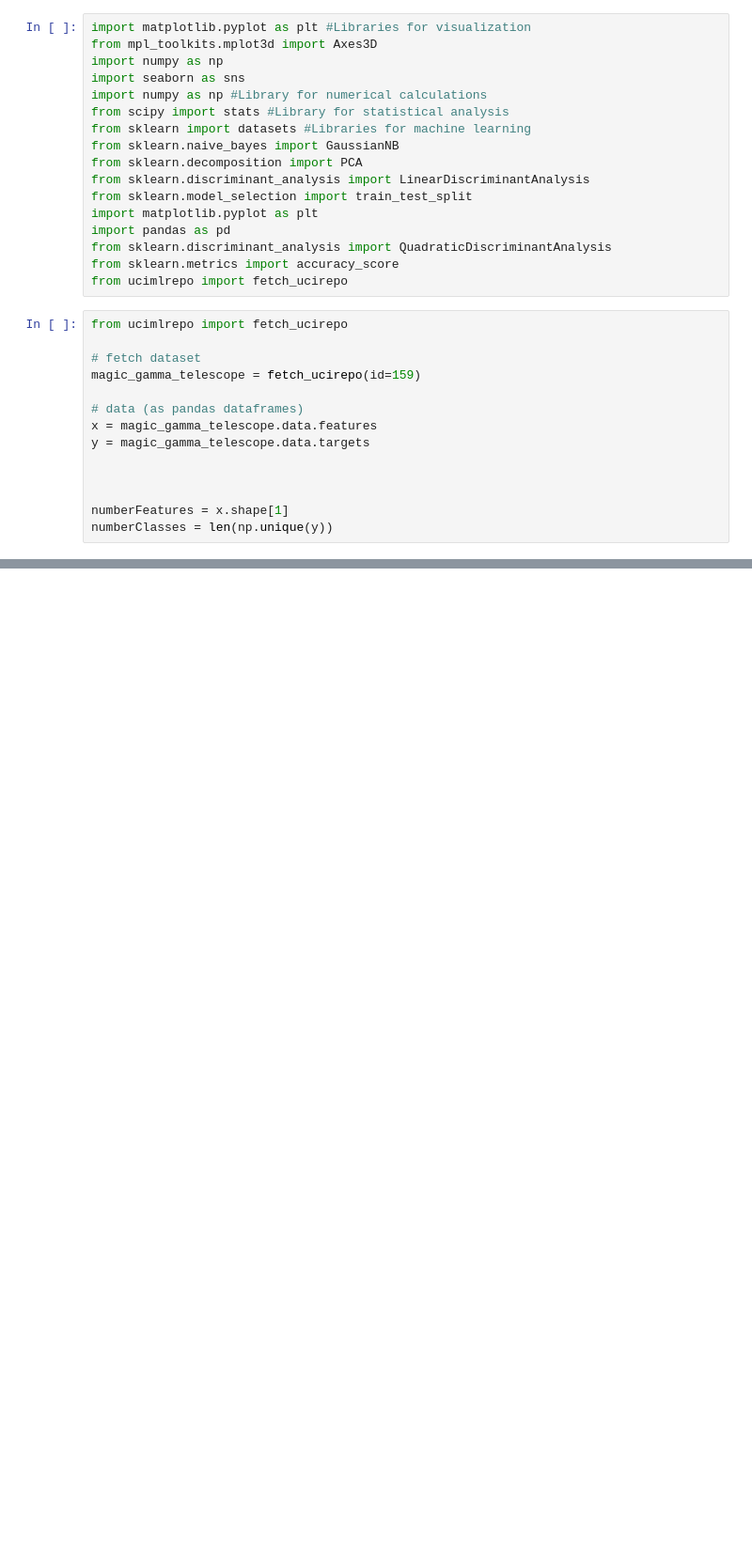
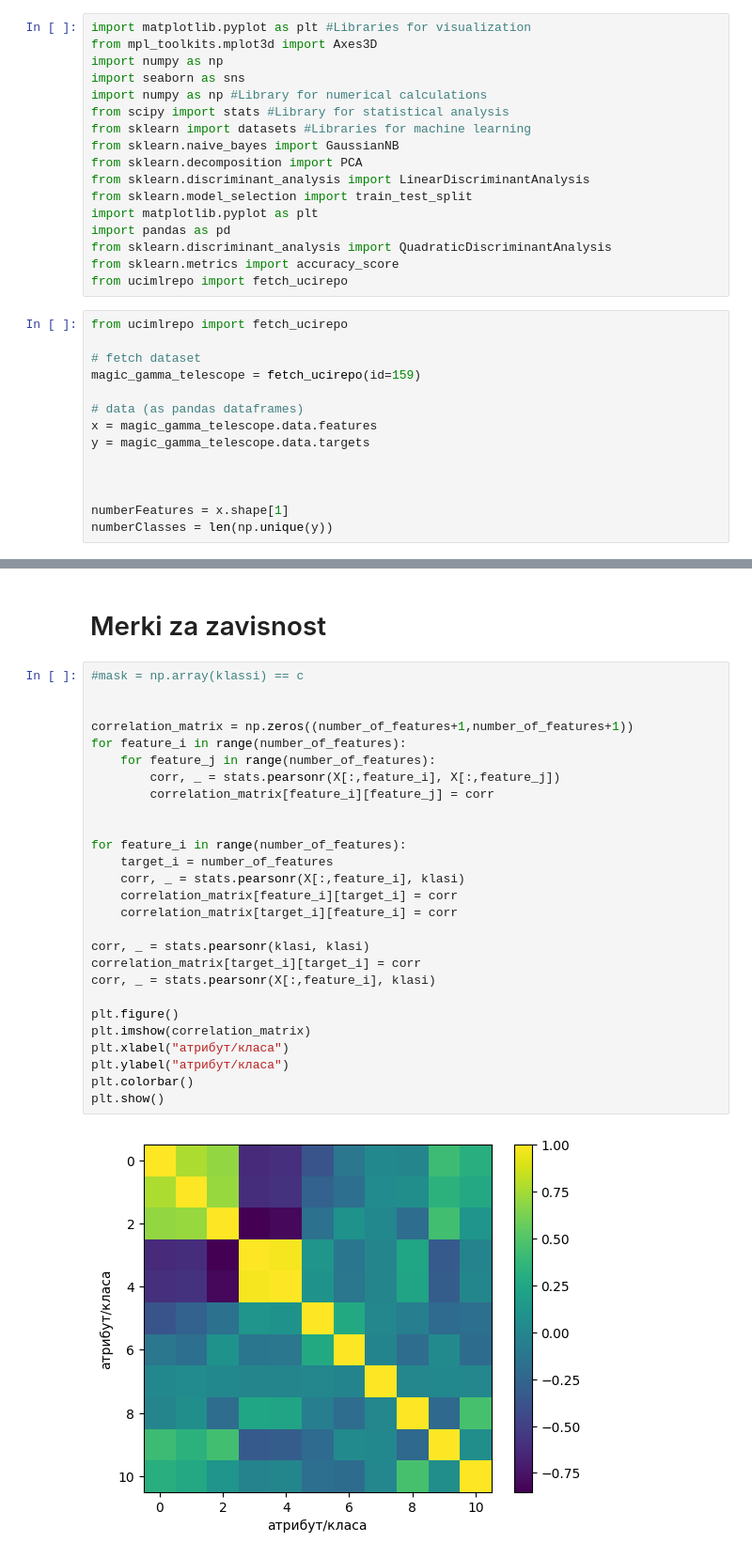
Before and after one commit to Kuzemano/ML, a Jupyter notebook: labs/first.ipynb, the cells around one changed output, grey strips where cells are left out. Shown at 94% size. Drawn from its saved outputs; the diff is of its cells as text; blank space fills up the shorter version.

```diff
--- a/labs/first.ipynb
+++ b/labs/first.ipynb
@@ -66,0 +94,31 @@ plt.show()
+# %% [markdown]
+# Merki za zavisnost
+# %%
+#mask = np.array(klassi) == c
+
+
+correlation_matrix = np.zeros((number_of_features+1,number_of_features+1))
+for feature_i in range(number_of_features):
+    for feature_j in range(number_of_features):
+        corr, _ = stats.pearsonr(X[:,feature_i], X[:,feature_j])
+        correlation_matrix[feature_i][feature_j] = corr
+
+
+for feature_i in range(number_of_features):
+    target_i = number_of_features
+    corr, _ = stats.pearsonr(X[:,feature_i], klasi)
+    correlation_matrix[feature_i][target_i] = corr
+    correlation_matrix[target_i][feature_i] = corr
+
+corr, _ = stats.pearsonr(klasi, klasi)
+correlation_matrix[target_i][target_i] = corr
+corr, _ = stats.pearsonr(X[:,feature_i], klasi)
+
+plt.figure()
+plt.imshow(correlation_matrix)
+plt.xlabel("атрибут/класа")
+plt.ylabel("атрибут/класа")
+plt.colorbar()
+plt.show()
+# %% [output]
+[figure, added]
```
Also changed, not shown: parts of 13 cells of this notebook, 1 other file.
